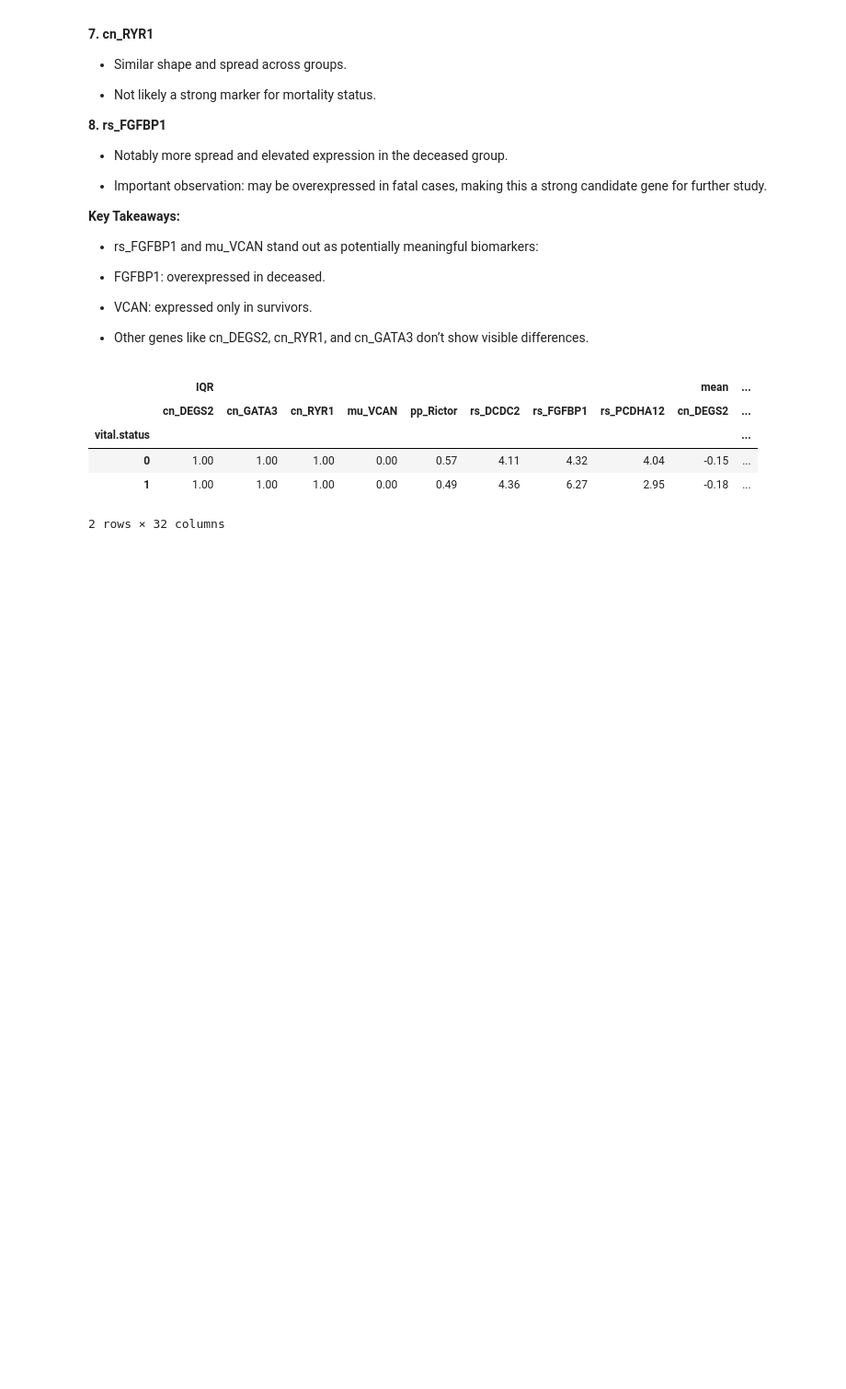
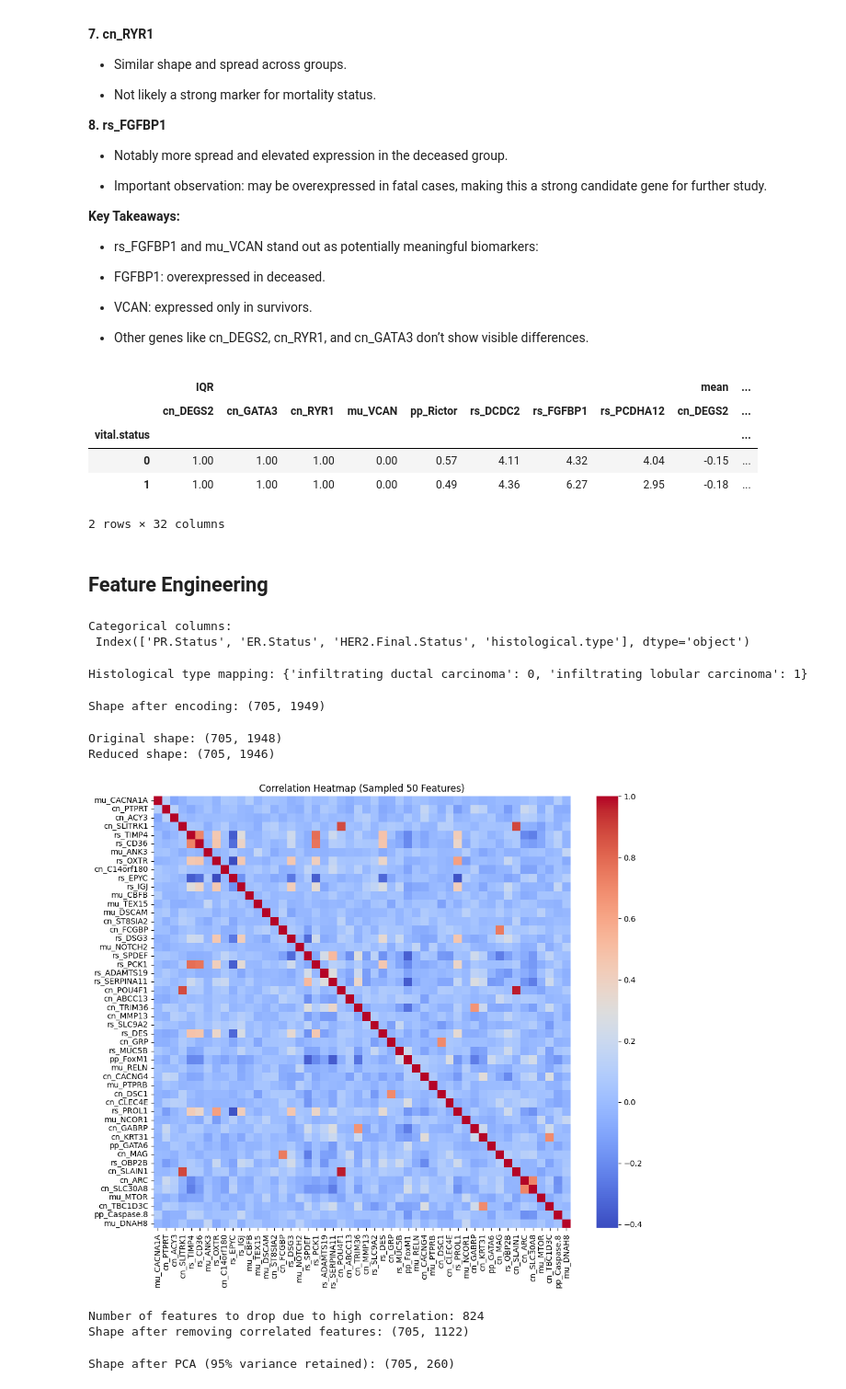
Before and after one commit to Cynthiachelangat/BreastCancer-classification, a Jupyter notebook: brca.ipynb, the cells around one changed output. Shown at 92% size. Drawn from its saved outputs; the diff is of its cells as text; code cells hidden in the pictures; blank space fills up the shorter version.

Commit message:
Feature Engineering & PCA

```diff
--- a/brca.ipynb
+++ b/brca.ipynb
@@ -312,3 +315,73 @@ summary_df
 | 0 | 1.00 | 1.00 | 1.00 | 0.00 | 0.57 | 4.11 | 4.32 | 4.04 | -0.15 | ... |
 | 1 | 1.00 | 1.00 | 1.00 | 0.00 | 0.49 | 4.36 | 6.27 | 2.95 | -0.18 | ... |
 2 rows × 32 columns
+# %% [markdown]
+## **Feature Engineering**
+# %%
+
+categorical_cols = data2.select_dtypes(include=['object', 'category']).columns
+print("Categorical columns:\n", categorical_cols)
+# %% [output]
+Categorical columns:
+ Index(['PR.Status', 'ER.Status', 'HER2.Final.Status', 'histological.type'], dtype='object')
+# %%
+le = LabelEncoder()
+data2['histological.type'] = le.fit_transform(data2['histological.type'])
+hist_type_mapping = dict(zip(le.classes_, le.transform(le.classes_)))
+print("Histological type mapping:", hist_type_mapping)
+# %% [output]
+Histological type mapping: {'infiltrating ductal carcinoma': 0, 'infiltrating lobular carcinoma': 1}
+# %%
+data2_encoded = pd.get_dummies(data2, columns=['PR.Status', 'ER.Status', 'HER2.Final.Status'], drop_first=True)
+
+print("Shape after encoding:", data2_encoded.shape)
+# %% [output]
+Shape after encoding: (705, 1949)
+# %%
+X = data2_encoded.drop('histological.type', axis=1)
+y = data2_encoded['histological.type']
+
+selector = VarianceThreshold(threshold=0.01)
+X_reduced = selector.fit_transform(X)
+
+retained_features = X.columns[selector.get_support()]
+
+X_reduced_df = pd.DataFrame(X_reduced, columns=retained_features)
+
+final_df = X_reduced_df.copy()
+final_df['histological.type'] = y
+
+print(f"Original shape: {X.shape}")
+print(f"Reduced shape: {X_reduced_df.shape}")
+# %% [output]
+Original shape: (705, 1948)
+Reduced shape: (705, 1946)
+# %%
+sample_features = X_reduced_df.sample(n=50, axis=1, random_state=42)
+corr_matrix = sample_features.corr()
+plt.figure(figsize=(12, 10))
+sns.heatmap(corr_matrix, cmap='coolwarm', annot=False)
+plt.title("Correlation Heatmap (Sampled 50 Features)")
+plt.show()
+# %% [output]
+[figure, added]
+# %%
+corr_matrix_full = X_reduced_df.corr().abs()
+upper = corr_matrix_full.where(np.triu(np.ones(corr_matrix_full.shape), k=1).astype(bool))
+to_drop = [column for column in upper.columns if any(upper[column] > 0.85)]
+
+print(f"Number of features to drop due to high correlation: {len(to_drop)}")
+
+X_uncorrelated = X_reduced_df.drop(columns=to_drop)
+
+print(f"Shape after removing correlated features: {X_uncorrelated.shape}")
+# %% [output]
+Number of features to drop due to high correlation: 824
+Shape after removing correlated features: (705, 1122)
+# %%
+pca = PCA(n_components=0.95, random_state=42)
+X_pca = pca.fit_transform(X_uncorrelated)
+
+print(f"Shape after PCA (95% variance retained): {X_pca.shape}")
+# %% [output]
+Shape after PCA (95% variance retained): (705, 260)
```
Also changed, not shown: parts of 2 cells of this notebook.
